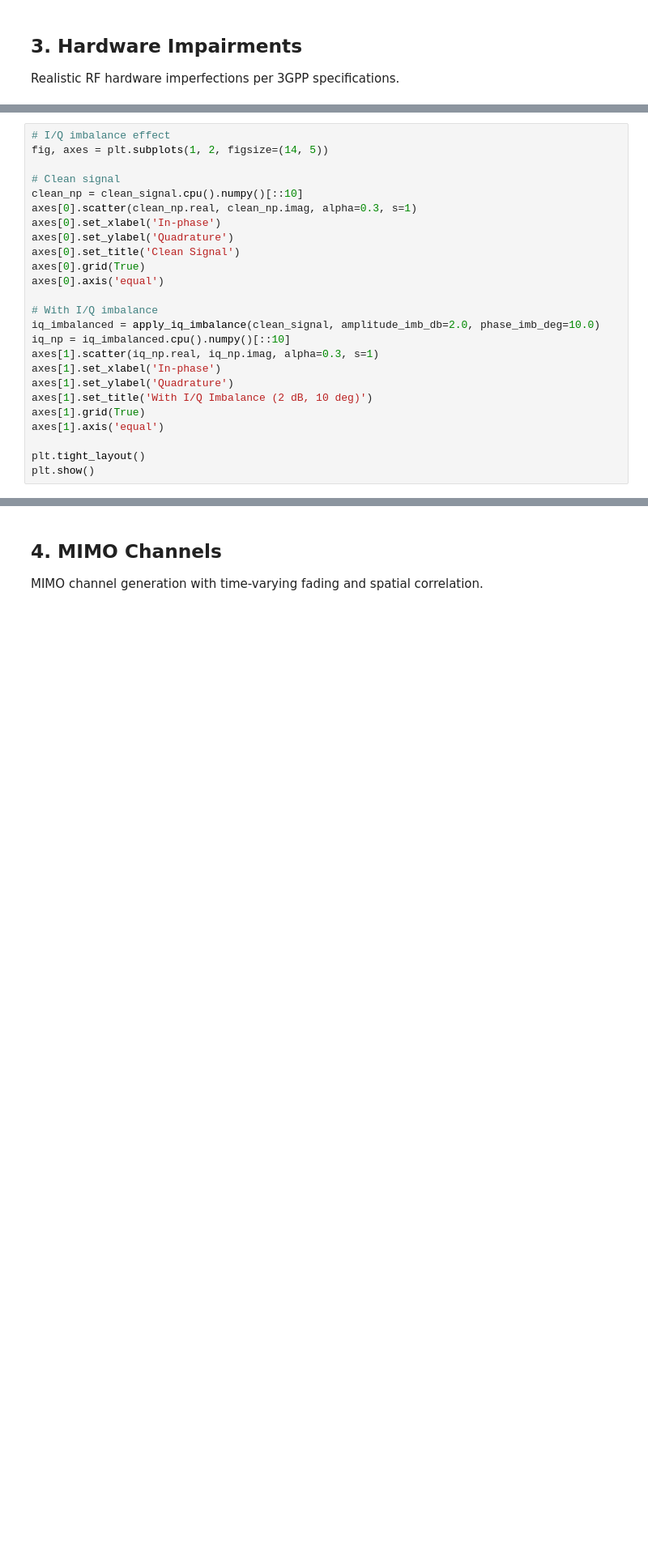
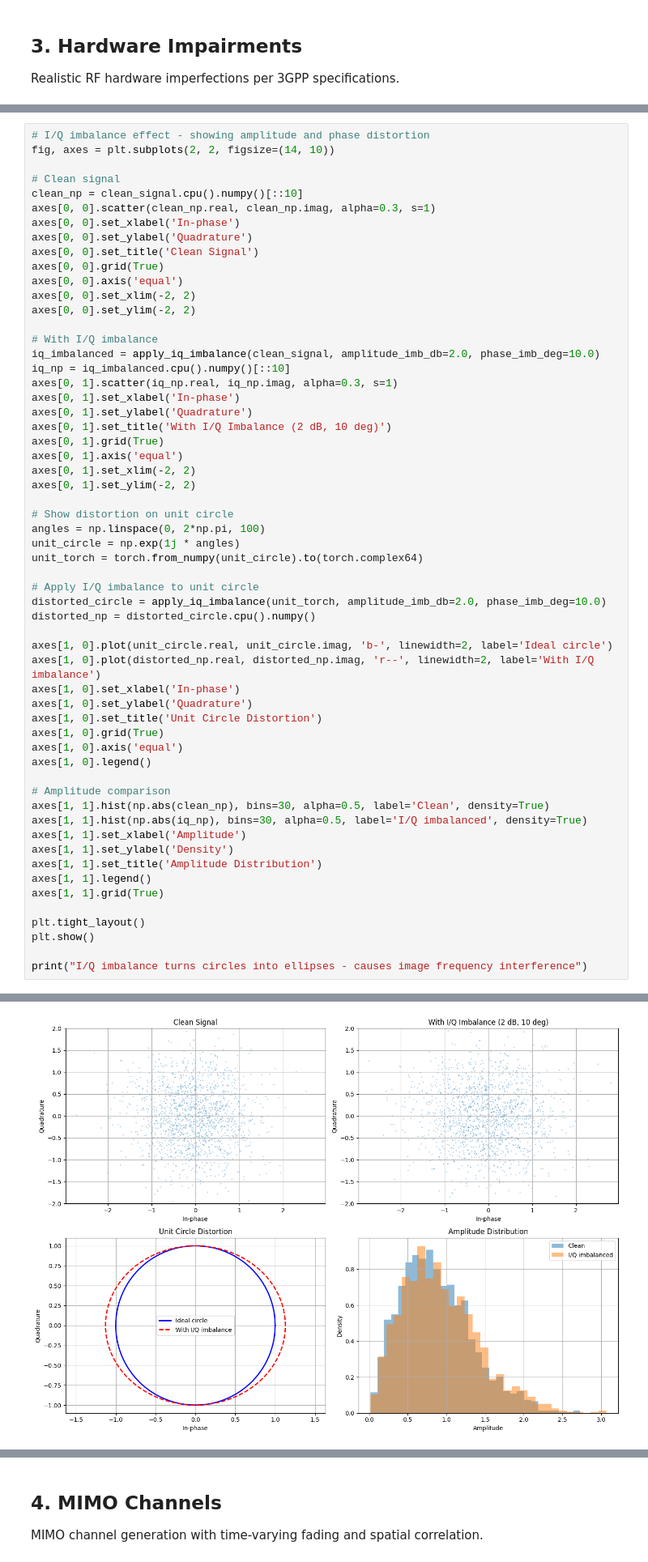
Before and after one commit to chenhao1umbc/dataset_RFSS, a Jupyter notebook: check/demo_phase1_2.ipynb, the cells around one changed output, grey strips where cells are left out. Shown at 81% size. Cells and saved outputs as stored; diff of their text form; blank space fills up the shorter version.

```diff
--- a/check/demo_phase1_2.ipynb
+++ b/check/demo_phase1_2.ipynb
@@ -220,25 +309,59 @@ plt.show()
 # %%
-# I/Q imbalance effect
-fig, axes = plt.subplots(1, 2, figsize=(14, 5))
+# I/Q imbalance effect - showing amplitude and phase distortion
+fig, axes = plt.subplots(2, 2, figsize=(14, 10))
 
 # Clean signal
 clean_np = clean_signal.cpu().numpy()[::10]
-axes[0].scatter(clean_np.real, clean_np.imag, alpha=0.3, s=1)
-axes[0].set_xlabel('In-phase')
-axes[0].set_ylabel('Quadrature')
-axes[0].set_title('Clean Signal')
-axes[0].grid(True)
-axes[0].axis('equal')
+axes[0, 0].scatter(clean_np.real, clean_np.imag, alpha=0.3, s=1)
+axes[0, 0].set_xlabel('In-phase')
+axes[0, 0].set_ylabel('Quadrature')
+axes[0, 0].set_title('Clean Signal')
+axes[0, 0].grid(True)
+axes[0, 0].axis('equal')
+axes[0, 0].set_xlim(-2, 2)
+axes[0, 0].set_ylim(-2, 2)
 
 # With I/Q imbalance
 iq_imbalanced = apply_iq_imbalance(clean_signal, amplitude_imb_db=2.0, phase_imb_deg=10.0)
 iq_np = iq_imbalanced.cpu().numpy()[::10]
-axes[1].scatter(iq_np.real, iq_np.imag, alpha=0.3, s=1)
-axes[1].set_xlabel('In-phase')
-axes[1].set_ylabel('Quadrature')
-axes[1].set_title('With I/Q Imbalance (2 dB, 10 deg)')
-axes[1].grid(True)
-axes[1].axis('equal')
+axes[0, 1].scatter(iq_np.real, iq_np.imag, alpha=0.3, s=1)
+axes[0, 1].set_xlabel('In-phase')
+axes[0, 1].set_ylabel('Quadrature')
+axes[0, 1].set_title('With I/Q Imbalance (2 dB, 10 deg)')
+axes[0, 1].grid(True)
+axes[0, 1].axis('equal')
+axes[0, 1].set_xlim(-2, 2)
+axes[0, 1].set_ylim(-2, 2)
+
+# Show distortion on unit circle
+angles = np.linspace(0, 2*np.pi, 100)
+unit_circle = np.exp(1j * angles)
+unit_torch = torch.from_numpy(unit_circle).to(torch.complex64)
+
+# Apply I/Q imbalance to unit circle
+distorted_circle = apply_iq_imbalance(unit_torch, amplitude_imb_db=2.0, phase_imb_deg=10.0)
+distorted_np = distorted_circle.cpu().numpy()
+
+axes[1, 0].plot(unit_circle.real, unit_circle.imag, 'b-', linewidth=2, label='Ideal circle')
+axes[1, 0].plot(distorted_np.real, distorted_np.imag, 'r--', linewidth=2, label='With I/Q imbalance')
+axes[1, 0].set_xlabel('In-phase')
+axes[1, 0].set_ylabel('Quadrature')
+axes[1, 0].set_title('Unit Circle Distortion')
+axes[1, 0].grid(True)
+axes[1, 0].axis('equal')
+axes[1, 0].legend()
+
+# Amplitude comparison
+axes[1, 1].hist(np.abs(clean_np), bins=30, alpha=0.5, label='Clean', density=True)
+axes[1, 1].hist(np.abs(iq_np), bins=30, alpha=0.5, label='I/Q imbalanced', density=True)
+axes[1, 1].set_xlabel('Amplitude')
+axes[1, 1].set_ylabel('Density')
+axes[1, 1].set_title('Amplitude Distribution')
+axes[1, 1].legend()
+axes[1, 1].grid(True)
 
 plt.tight_layout()
 plt.show()
+
+print("I/Q imbalance turns circles into ellipses - causes image frequency interference")
+# %% [output]
@@ -244,0 +372 @@ plt.show()
+[figure, added]
```
Also changed, not shown: parts of 16 cells of this notebook, 6 other files.
